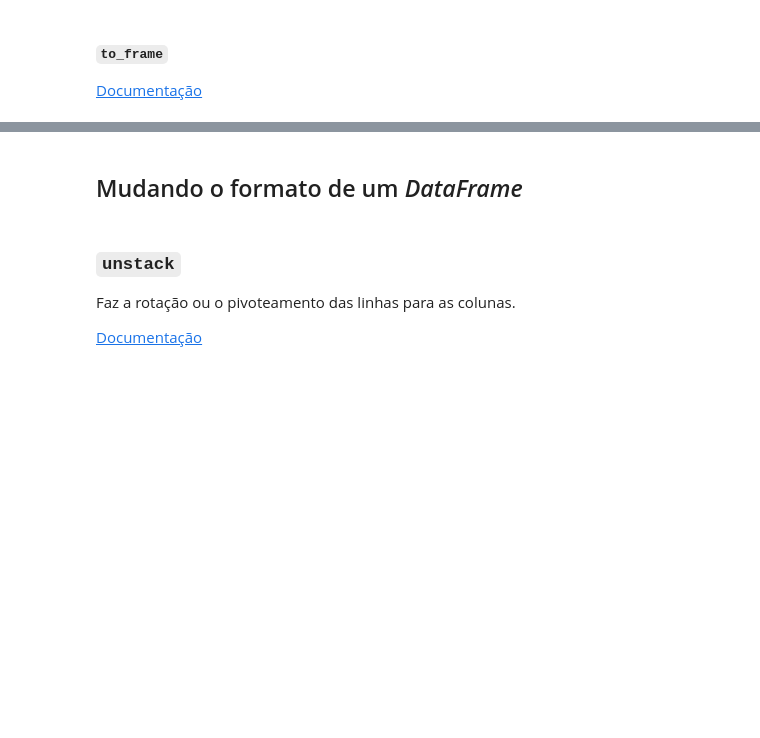
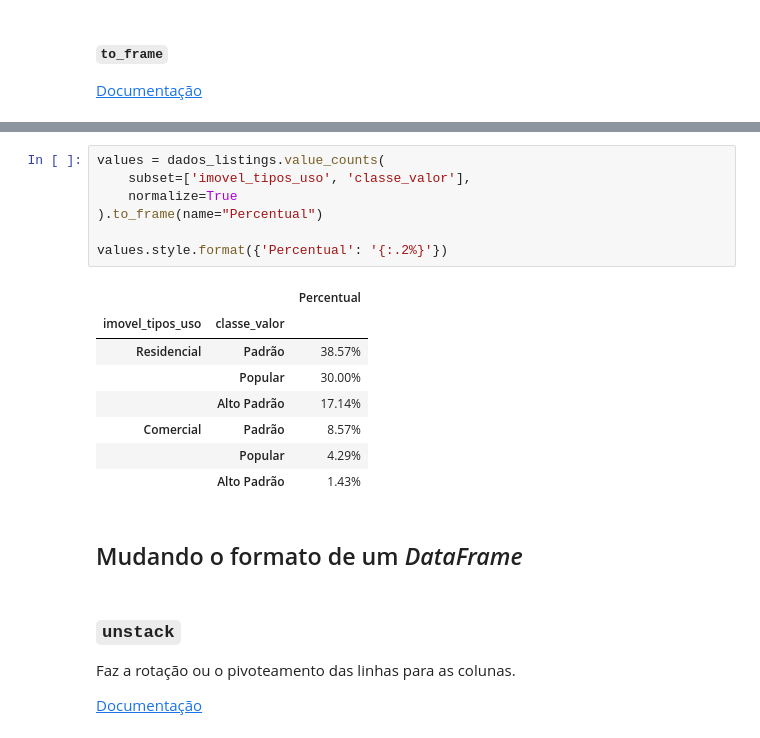
Before and after one commit to josenaldo/alura-cds-python-pandas-tecnicas-avancadas, a Jupyter notebook: notebook/Projeto.ipynb, the cells around one changed output, grey strips where cells are left out. Drawn from its saved outputs; the diff is of its cells as text; blank space fills up the shorter version.

```diff
--- a/notebook/Projeto.ipynb
+++ b/notebook/Projeto.ipynb
@@ -1744,3 +1817,19 @@ grupamento.agg(func=['min',  'mean', 'max', 'std']).round()
+# %%
+values = dados_listings.value_counts(
+    subset=['imovel_tipos_uso', 'classe_valor'],
+    normalize=True
+).to_frame(name="Percentual")
+
+values.style.format({'Percentual': '{:.2%}'})
+# %% [output]
+|  |  | Percentual |
+| imovel_tipos_uso | classe_valor |  |
+| Residencial | Padrão | 38.57% |
+|  | Popular | 30.00% |
+|  | Alto Padrão | 17.14% |
+| Comercial | Padrão | 8.57% |
+|  | Popular | 4.29% |
+|  | Alto Padrão | 1.43% |
 # %% [markdown]
 ## Mudando o formato de um *DataFrame*
 # %% [markdown]
```
Also changed, not shown: parts of 9 cells of this notebook.
